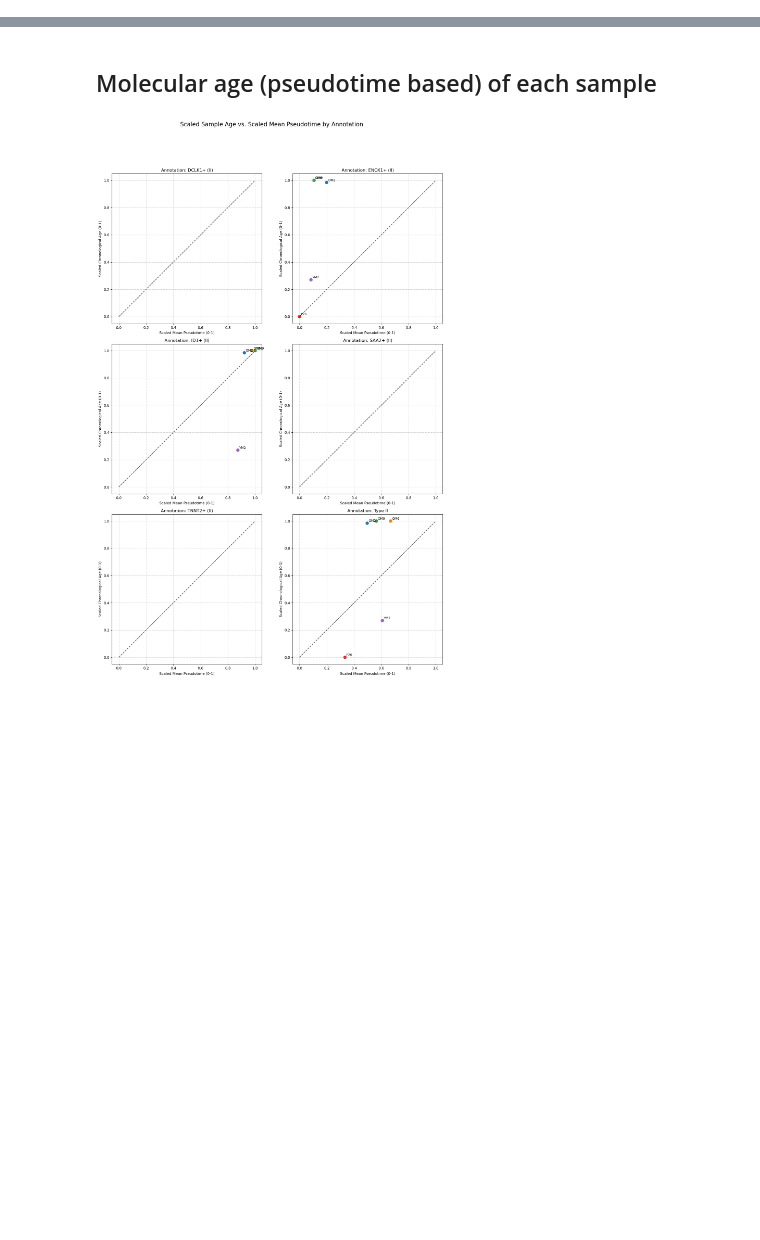
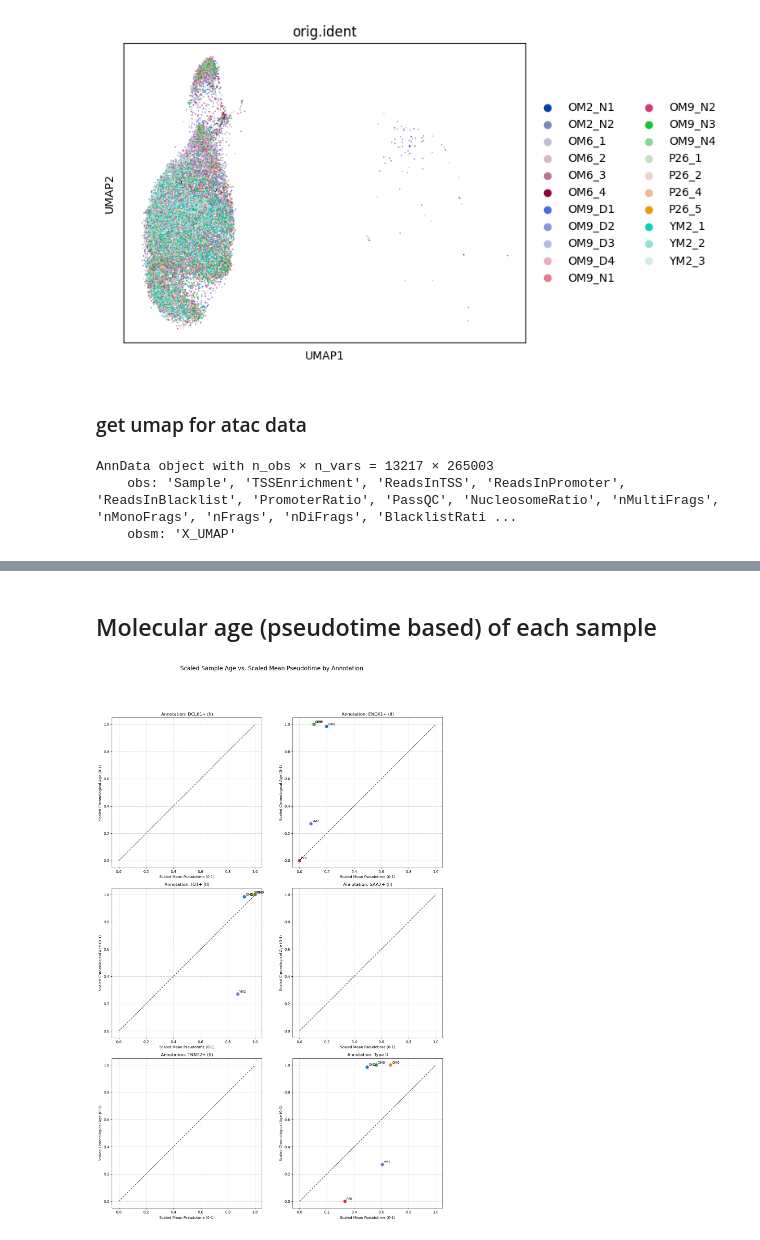
Before and after one commit to sachha-naksha/SKM_multimodal_analysis, a Jupyter notebook: py_scripts/data_preproc.ipynb, the cells around one changed output, grey strips where cells are left out. Drawn from its saved outputs; the diff is of its cells as text; code cells hidden in the pictures; blank space fills up the shorter version.

```diff
--- a/py_scripts/data_preproc.ipynb
+++ b/py_scripts/data_preproc.ipynb
@@ -102,0 +76,4 @@ sc.pl.umap(rna_adata, color=['Pseudotime'], title='Transcriptional age (Pseudoti
+# %%
+sc.pl.umap(rna_adata, color=['orig.ident'])
+# %% [output]
+[figure, added]
@@ -102,0 +83,2 @@ sc.pl.umap(rna_adata, color=['Pseudotime'], title='Transcriptional age (Pseudoti
+# %% [markdown]
+### get umap for atac data
@@ -102,0 +88,6 @@ sc.pl.umap(rna_adata, color=['Pseudotime'], title='Transcriptional age (Pseudoti
+# %%
+atac_adata
+# %% [output]
+AnnData object with n_obs × n_vars = 13217 × 265003
+    obs: 'Sample', 'TSSEnrichment', 'ReadsInTSS', 'ReadsInPromoter', 'ReadsInBlacklist', 'PromoterRatio', 'PassQC', 'NucleosomeRatio', 'nMultiFrags', 'nMonoFrags', 'nFrags', 'nDiFrags', 'BlacklistRati ...
+    obsm: 'X_UMAP'
```
Also changed, not shown: parts of 54 cells of this notebook, 2 other files.
